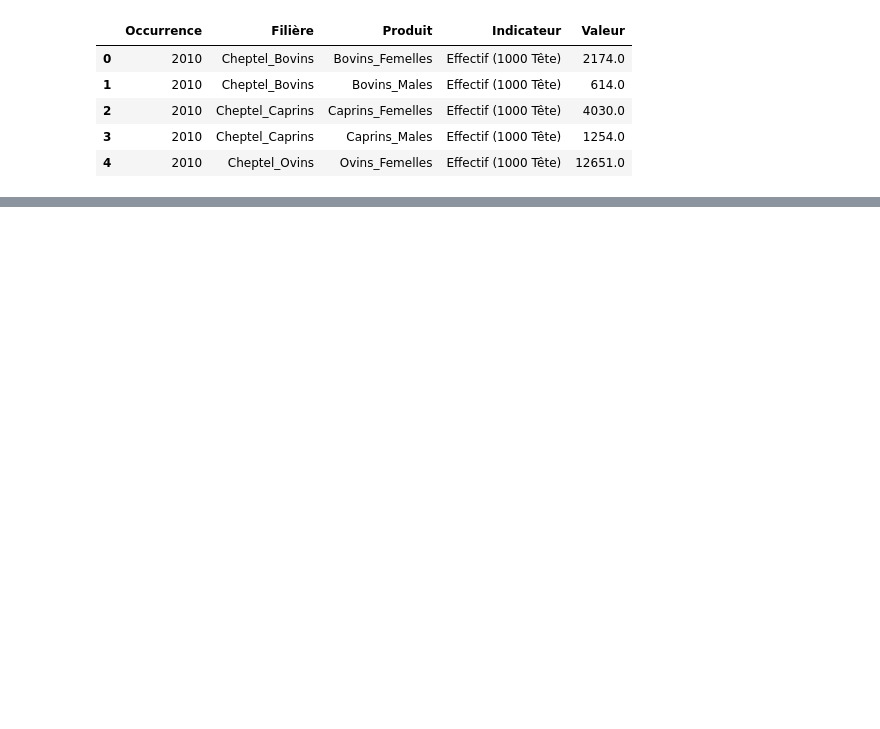
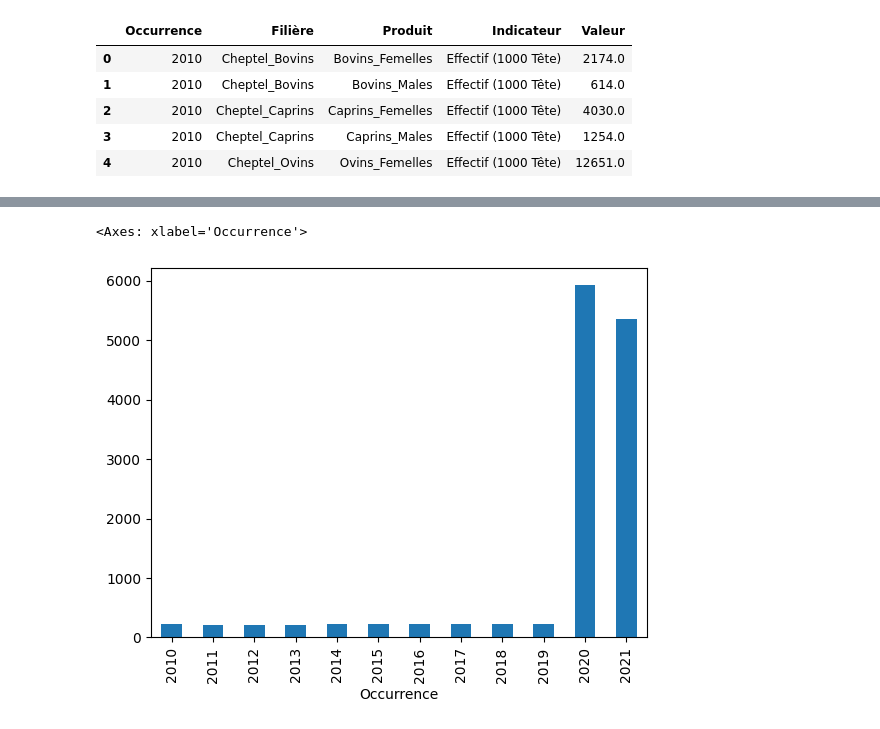
Before and after one commit to aymanfen/PythonBI-Assignment, a Jupyter notebook: DataDesc.ipynb, the cells around one changed output, grey strips where cells are left out. Saved outputs shown, nothing was run; the diff lists cells and outputs as text; code cells hidden in the pictures; blank space fills up the shorter version.

```diff
--- a/DataDesc.ipynb
+++ b/DataDesc.ipynb
@@ -18,0 +81,5 @@ df.head()
+# %%
+df.groupby("Occurrence")['Produit'].count().plot(kind='bar')
+# %% [output]
+<Axes: xlabel='Occurrence'>
+[figure, added]
```
Also changed, not shown: parts of 9 cells of this notebook.
